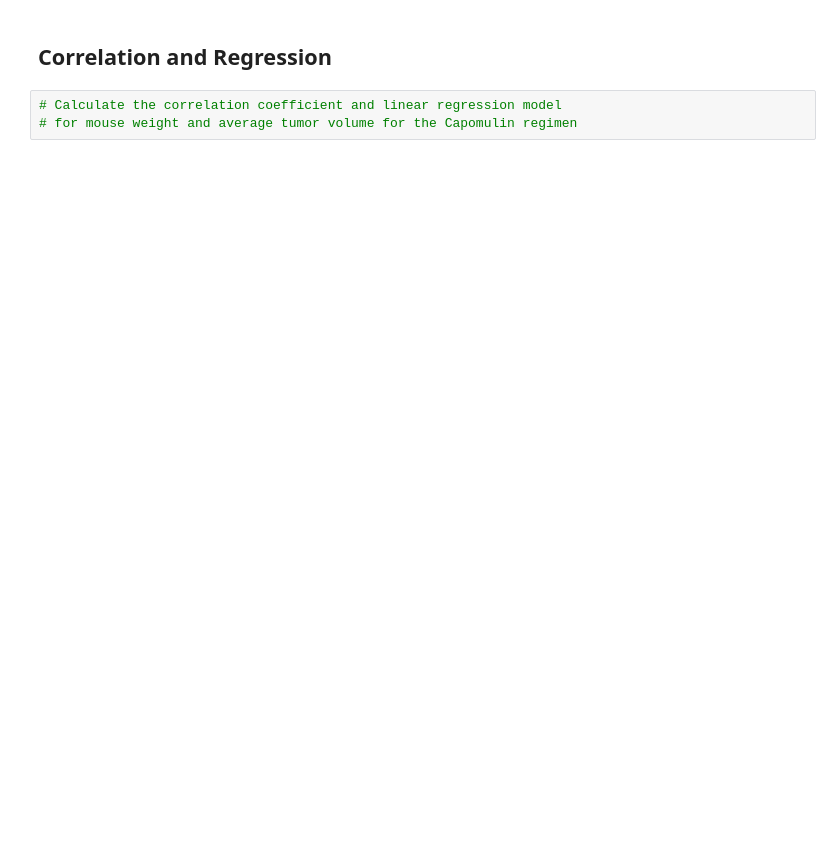
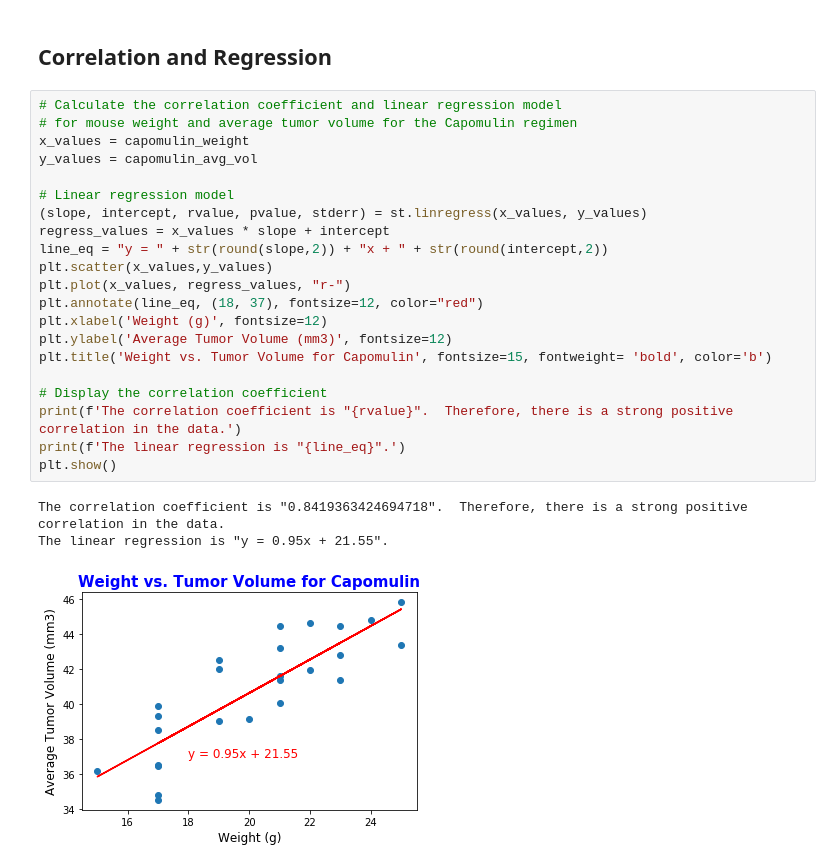
Before and after one commit to thundrakkon/UCI_Data_Homework, a Jupyter notebook: matplotlib-challenge/pymaceuticals_final.ipynb, the cells around one changed output. Saved outputs shown, nothing was run; the diff lists cells and outputs as text; blank space fills up the shorter version.

```diff
--- a/matplotlib-challenge/pymaceuticals_final.ipynb
+++ b/matplotlib-challenge/pymaceuticals_final.ipynb
@@ -308,5 +350,27 @@ plt.show()
 # %% [markdown]
 ## Correlation and Regression
-# %%
-# Calculate the correlation coefficient and linear regression model
-# for mouse weight and average tumor volume for the Capomulin regimen
+# %%
+# Calculate the correlation coefficient and linear regression model
+# for mouse weight and average tumor volume for the Capomulin regimen
+x_values = capomulin_weight
+y_values = capomulin_avg_vol
+
+# Linear regression model
+(slope, intercept, rvalue, pvalue, stderr) = st.linregress(x_values, y_values)
+regress_values = x_values * slope + intercept
+line_eq = "y = " + str(round(slope,2)) + "x + " + str(round(intercept,2))
+plt.scatter(x_values,y_values)
+plt.plot(x_values, regress_values, "r-")
+plt.annotate(line_eq, (18, 37), fontsize=12, color="red")
+plt.xlabel('Weight (g)', fontsize=12)
+plt.ylabel('Average Tumor Volume (mm3)', fontsize=12)
+plt.title('Weight vs. Tumor Volume for Capomulin', fontsize=15, fontweight= 'bold', color='b')
+
+# Display the correlation coefficient
+print(f'The correlation coefficient is "{rvalue}".  Therefore, there is a strong positive correlation in the data.')
+print(f'The linear regression is "{line_eq}".')
+plt.show()
+# %% [output]
+The correlation coefficient is "0.8419363424694718".  Therefore, there is a strong positive correlation in the data.
+The linear regression is "y = 0.95x + 21.55".
+[figure, added]
```
Also changed, not shown: parts of 7 cells of this notebook.
